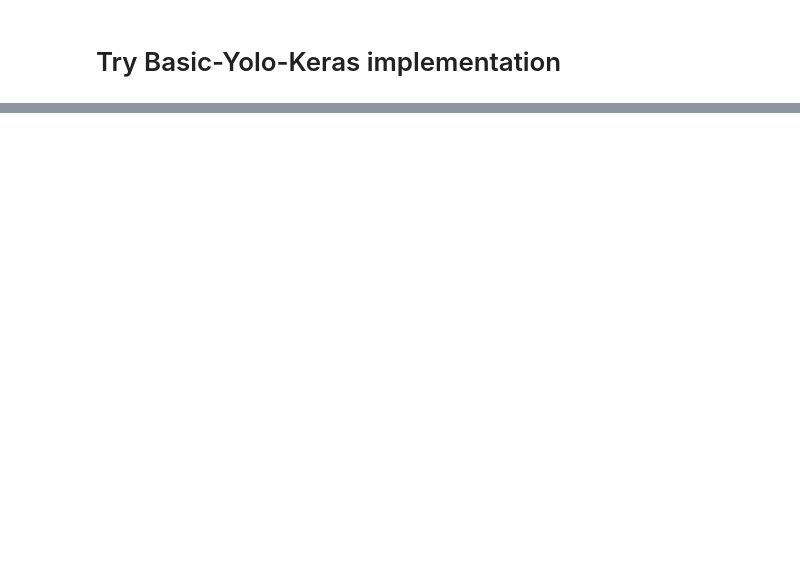
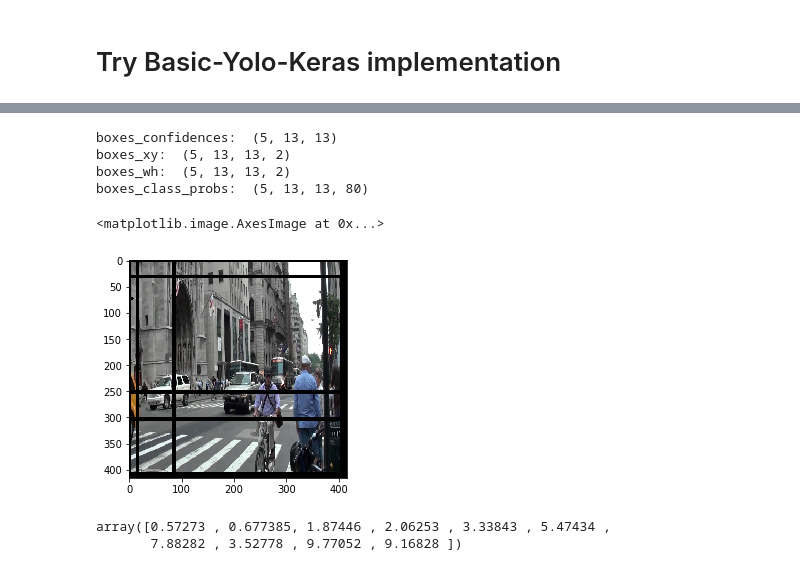
Before and after one commit to IvanHahan/Face_Detection, a Jupyter notebook: Face_Detection.ipynb, the cells around one changed output, grey strips where cells are left out. Saved outputs shown, nothing was run; the diff lists cells and outputs as text; code cells hidden in the pictures; blank space fills up the shorter version.

Commit message:
add draw_box func and parsing net output

```diff
--- a/Face_Detection.ipynb
+++ b/Face_Detection.ipynb
@@ -96,7 +102,7 @@ x = Conv2D(kernel_size=(1,1), filters=425, strides=(1,1), padding='SAME', name='
 
 model = Model(inputs=x_input, outputs=x)
 # %%
-model.load_weights('tiny-yolo-keras/tiny-yolo.h5')
+model.load_weights('tiny-yolov2-keras/tiny-yolo.h5', by_name=True)
 # %%
 image = plt.imread('street.jpg')
 resized = cv2.resize(image, (IMAGE_W, IMAGE_W))
@@ -138,0 +159,12 @@ array([8.99612669e-096, 5.64698265e-038, 3.69907257e-057, 1.10711148e-047,
+# %%
+test_netout = np.random.rand(13,13,425)
+boxes_confidences, boxes_xy, boxes_wh, boxes_class_probs = parse_netout(test_netout)
+print("boxes_confidences: ", boxes_confidences.shape)
+print("boxes_xy: ", boxes_xy.shape)
+print("boxes_wh: ", boxes_wh.shape)
+print("boxes_class_probs: ", boxes_class_probs.shape)
+# %% [output]
+boxes_confidences:  (5, 13, 13)
+boxes_xy:  (5, 13, 13, 2)
+boxes_wh:  (5, 13, 13, 2)
+boxes_class_probs:  (5, 13, 13, 80)
@@ -138,0 +227,33 @@ array([8.99612669e-096, 5.64698265e-038, 3.69907257e-057, 1.10711148e-047,
+# %%
+def netout_to_boxes(netout, anchors):
+    boxes_confidences, boxes_xy, boxes_wh, boxes_class_probs = parse_netout(netout)
+    boxes = []
+
+    for row in range(GRID):
+        for col in range(GRID):
+            for b in range(ANCHORS):
+                box = Box()
+                box.c = boxes_confidences[b, row, col]
+                box.x = sigmoid(boxes_xy[b, row, col, 0]) + CELL_WIDTH * col
+                box.y = sigmoid(boxes_xy[b, row, col, 1]) + CELL_WIDTH * row
+                box.w = anchors[b*2] * np.exp(boxes_wh[b, row, col, 0])
+                box.h = anchors[b*2 + 1] * np.exp(boxes_wh[b, row, col, 1])
+                if box.w == float('inf'):
+                    box.w = 90000
+                if box.h == float('inf'):
+                    box.h = 90000
+#                 print('x ', box.x)
+#                 print('y ', box.y)
+#                 print('w ', box.w)
+#                 print('h ', box.h)
+
+                boxes.append(box)
+    return boxes
+# %%
+def frame_func(image):
+    crop = image[300:650,500:,:]
+    resized = cv2.resize(image, (IMAGE_W, IMAGE_W)) / 255.
+    batch = np.expand_dims(resized, axis=0)
+    out = model.predict(batch)
+    boxes = netout_to_boxes(out[0], anchors)
+    return draw_box(boxes,resized,[[0,IMAGE_W],[0,IMAGE_W]])
@@ -138,0 +284,11 @@ array([8.99612669e-096, 5.64698265e-038, 3.69907257e-057, 1.10711148e-047,
+# %%
+image = plt.imread('street.jpg')
+plt.imshow(frame_func(image))
+# %% [output]
+<matplotlib.image.AxesImage at 0x...>
+[figure, added]
+# %%
+anchors
+# %% [output]
+array([0.57273 , 0.677385, 1.87446 , 2.06253 , 3.33843 , 5.47434 ,
+       7.88282 , 3.52778 , 9.77052 , 9.16828 ])
```
Also changed, not shown: parts of 12 cells of this notebook.
